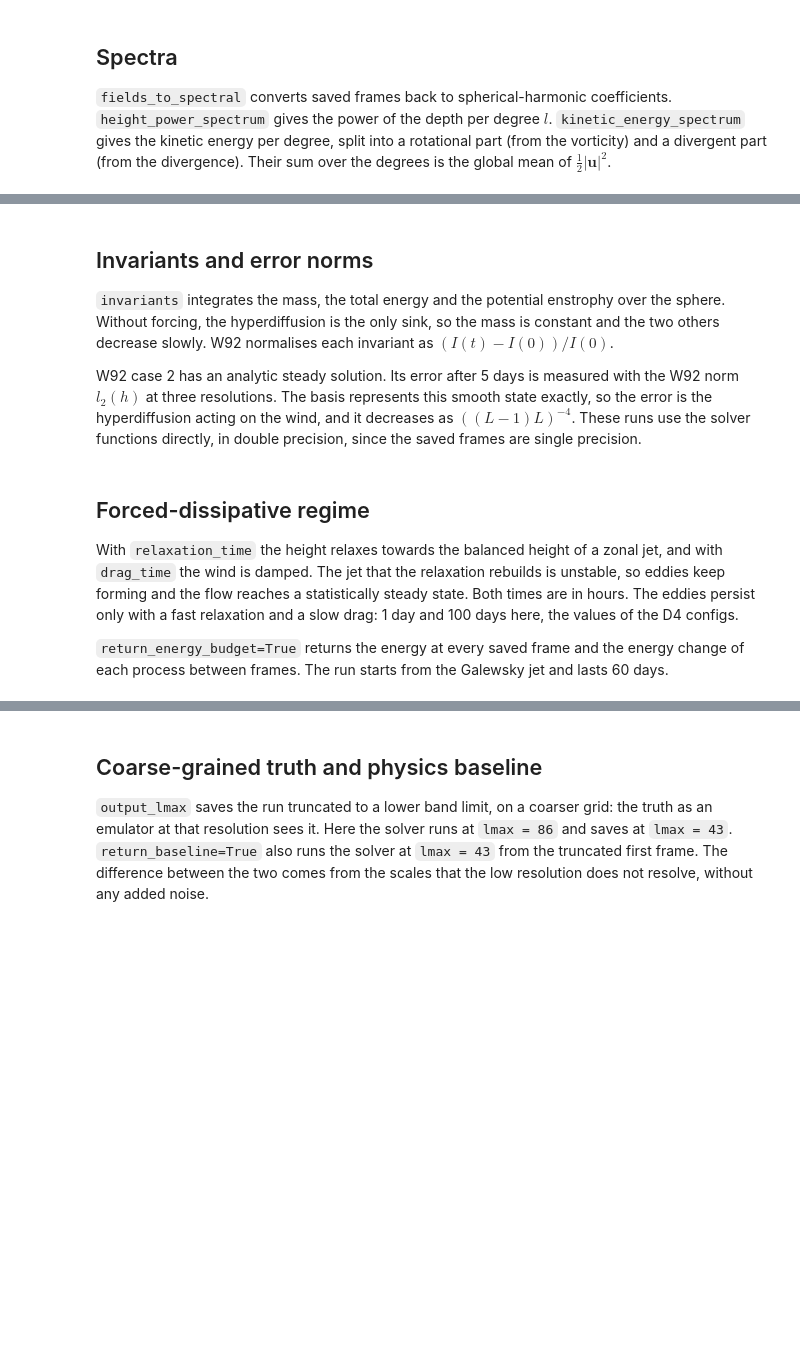
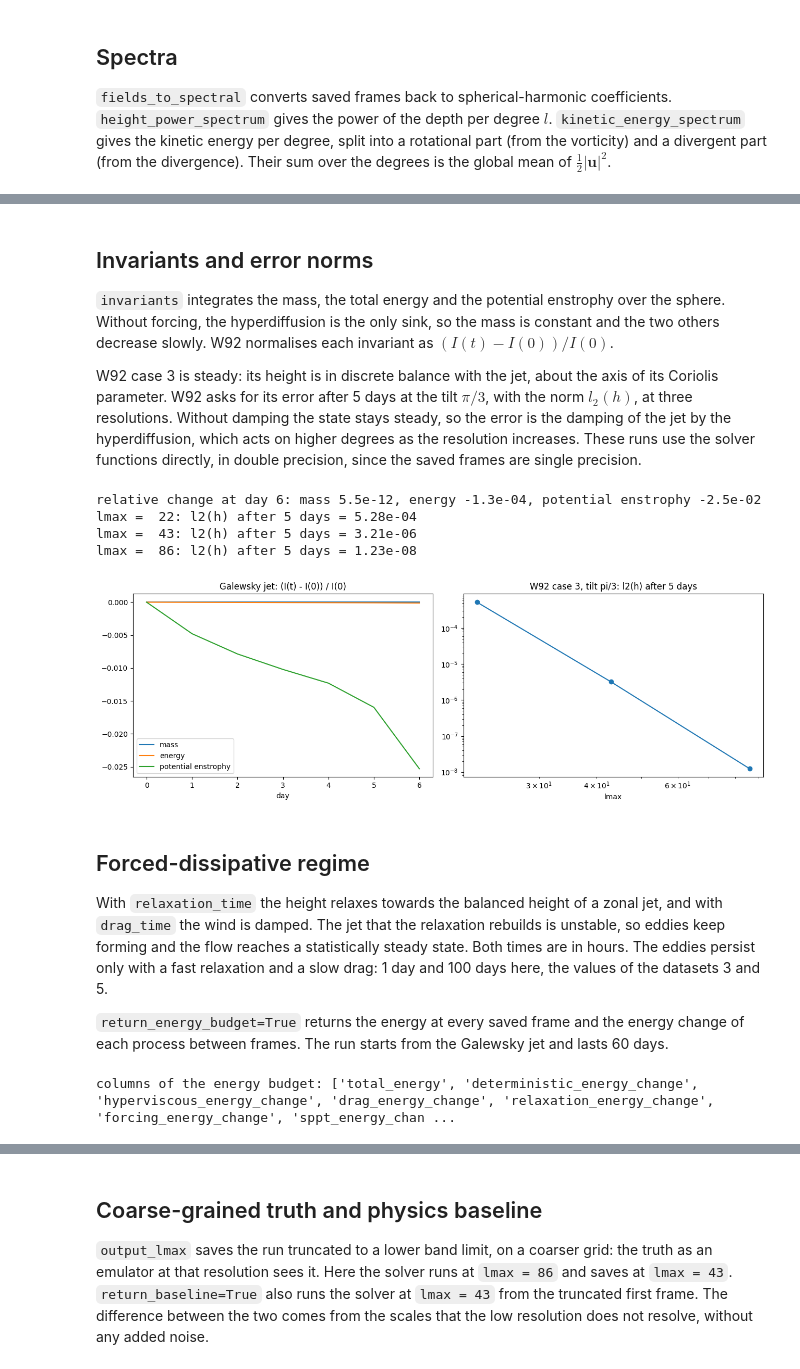
Before and after one commit to alan-turing-institute/autosim, a Jupyter notebook: examples/experimental/01_05_spherical_shallow_water_benchmark.ipynb, the cells around one changed output, grey strips where cells are left out. Saved outputs shown, nothing was run; the diff lists cells and outputs as text; code cells hidden in the pictures; blank space fills up the shorter version.

```diff
--- a/examples/experimental/01_05_spherical_shallow_water_benchmark.ipynb
+++ b/examples/experimental/01_05_spherical_shallow_water_benchmark.ipynb
@@ -180,7 +219,7 @@ plt.show()
 
 `invariants` integrates the mass, the total energy and the potential enstrophy over the sphere. Without forcing, the hyperdiffusion is the only sink, so the mass is constant and the two others decrease slowly. W92 normalises each invariant as $(I(t) - I(0)) / I(0)$.
 
-W92 case 2 has an analytic steady solution. Its error after 5 days is measured with the W92 norm $l_2(h)$ at three resolutions. The basis represents this smooth state exactly, so the error is the hyperdiffusion acting on the wind, and it decreases as $((L-1)L)^{-4}$. These runs use the solver functions directly, in double precision, since the saved frames are single precision.
+W92 case 3 is steady: its height is in discrete balance with the jet, about the axis of its Coriolis parameter. W92 asks for its error after 5 days at the tilt $\pi/3$, with the norm $l_2(h)$, at three resolutions. Without damping the state stays steady, so the error is the damping of the jet by the hyperdiffusion, which acts on higher degrees as the resolution increases. These runs use the solver functions directly, in double precision, since the saved frames are single precision.
 # %%
 # Invariants along the Galewsky run, from its saved frames
 sim = simulators["galewsky"]
@@ -196,10 +235,10 @@ energy_drift = relative_change[-1, 1].item()
 enstrophy_drift = relative_change[-1, 2].item()
 print(f"relative change at day 6: mass {mass_drift:.1e}, energy {energy_drift:.1e}, potential enstrophy {enstrophy_drift:.1e}")
 
-# W92 case 2 at tilt pi/2: error after 5 days at three resolutions, in double precision
-convergence_lmax = [11, 22, 43]
-convergence_nlat = [16, 32, 64]
-convergence_nlon = [32, 64, 128]
+# W92 case 3 at tilt pi/3: error after 5 days at three resolutions, in double precision
+convergence_lmax = [22, 43, 86]
+convergence_nlat = [32, 64, 128]
+convergence_nlon = [64, 128, 256]
 convergence_errors = []
 for index in range(3):
     resolution = SphericalShallowWater(
@@ -208,9 +247,9 @@ for index in range(3):
         nlon=convergence_nlon[index],
         T=120.0, dt_save=24.0, skip_nt=0,
         batch_size=1, device=device, log_level="warning",
-        initial_condition="williamson2",
+        initial_condition="williamson3",
         mean_depth=williamson_depth,
-        parameters_range={"flow_speed": (38.61, 38.61), "tilt": (math.pi / 2, math.pi / 2)},
+        parameters_range={"flow_speed": (38.61, 38.61), "tilt": (math.pi / 3, math.pi / 3)},
     )
     dynamics = resolution.dynamics
     rows = resolution.sample_inputs(1, random_seed=0)
@@ -230,32 +269,33 @@ for index in range(3):
     l1, l2, linf = height_error_norms(height_end, height_start, dynamics.quad_weights)
     convergence_errors.append(l2.item())
     print(f"lmax = {convergence_lmax[index]:3d}: l2(h) after 5 days = {l2.item():.2e}")
+# %% [output]
+relative change at day 6: mass 5.5e-12, energy -1.3e-04, potential enstrophy -2.5e-02
+lmax =  22: l2(h) after 5 days = 5.28e-04
+lmax =  43: l2(h) after 5 days = 3.21e-06
+lmax =  86: l2(h) after 5 days = 1.23e-08
 # %%
 fig, axes = plt.subplots(1, 2, figsize=(13, 4.5))
 days = torch.arange(relative_change.shape[0])
 axes[0].plot(days, relative_change[:, 0], label="mass")
 axes[0].plot(days, relative_change[:, 1], label="energy")
 axes[0].plot(days, relative_change[:, 2], label="potential enstrophy")
 axes[0].set_xlabel("day")
 axes[0].set_title("Galewsky jet: (I(t) - I(0)) / I(0)")
 axes[0].legend()
 
-predicted = []
-for index in range(3):
-    scale_ratio = (convergence_lmax[0] - 1) * convergence_lmax[0] / ((convergence_lmax[index] - 1) * convergence_lmax[index])
-    predicted.append(convergence_errors[0] * scale_ratio**4)
-axes[1].loglog(convergence_lmax, convergence_errors, "o-", label="measured")
-axes[1].loglog(convergence_lmax, predicted, "k--", label="((L-1) L)^-4")
+axes[1].loglog(convergence_lmax, convergence_errors, "o-")
 axes[1].set_xlabel("lmax")
-axes[1].set_title("W92 case 2, tilt pi/2: l2(h) after 5 days")
-axes[1].legend()
+axes[1].set_title("W92 case 3, tilt pi/3: l2(h) after 5 days")
 fig.tight_layout()
 fig.savefig("figures/benchmark_invariants.png", dpi=110)
 plt.show()
+# %% [output]
+[figure, added]
 # %% [markdown]
 ## Forced-dissipative regime
 
-With `relaxation_time` the height relaxes towards the balanced height of a zonal jet, and with `drag_time` the wind is damped. The jet that the relaxation rebuilds is unstable, so eddies keep forming and the flow reaches a statistically steady state. Both times are in hours. The eddies persist only with a fast relaxation and a slow drag: 1 day and 100 days here, the values of the D4 configs.
+With `relaxation_time` the height relaxes towards the balanced height of a zonal jet, and with `drag_time` the wind is damped. The jet that the relaxation rebuilds is unstable, so eddies keep forming and the flow reaches a statistically steady state. Both times are in hours. The eddies persist only with a fast relaxation and a slow drag: 1 day and 100 days here, the values of the datasets 3 and 5.
 
 `return_energy_budget=True` returns the energy at every saved frame and the energy change of each process between frames. The run starts from the Galewsky jet and lasts 60 days.
 # %%
@@ -288,9 +328,10 @@ for frame in range(spinup_frames.shape[0]):
     state = fields_to_spectral(spinup.dynamics, spinup_frames[frame : frame + 1])
     eddy_energy.append(non_zonal_energy(state, radius, gravity, 1.0e4).item())
 
-spun_up_state = spinup_frames[-1].clone()
-state = fields_to_spectral(spinup.dynamics, spun_up_state.unsqueeze(0))
+state = fields_to_spectral(spinup.dynamics, spinup_frames[-1:])
 spun_up_vorticity = spinup.dynamics.to_grid(state[:, 1])[0].cpu()
+# %% [output]
+columns of the energy budget: ['total_energy', 'deterministic_energy_change', 'hyperviscous_energy_change', 'drag_energy_change', 'relaxation_energy_change', 'forcing_energy_change', 'sppt_energy_chan ...
 # %%
 spinup_days = torch.arange(spinup_frames.shape[0]) * 0.5
 fig = plt.figure(figsize=(19, 4.5))
```
Also changed, not shown: parts of 23 cells of this notebook.
